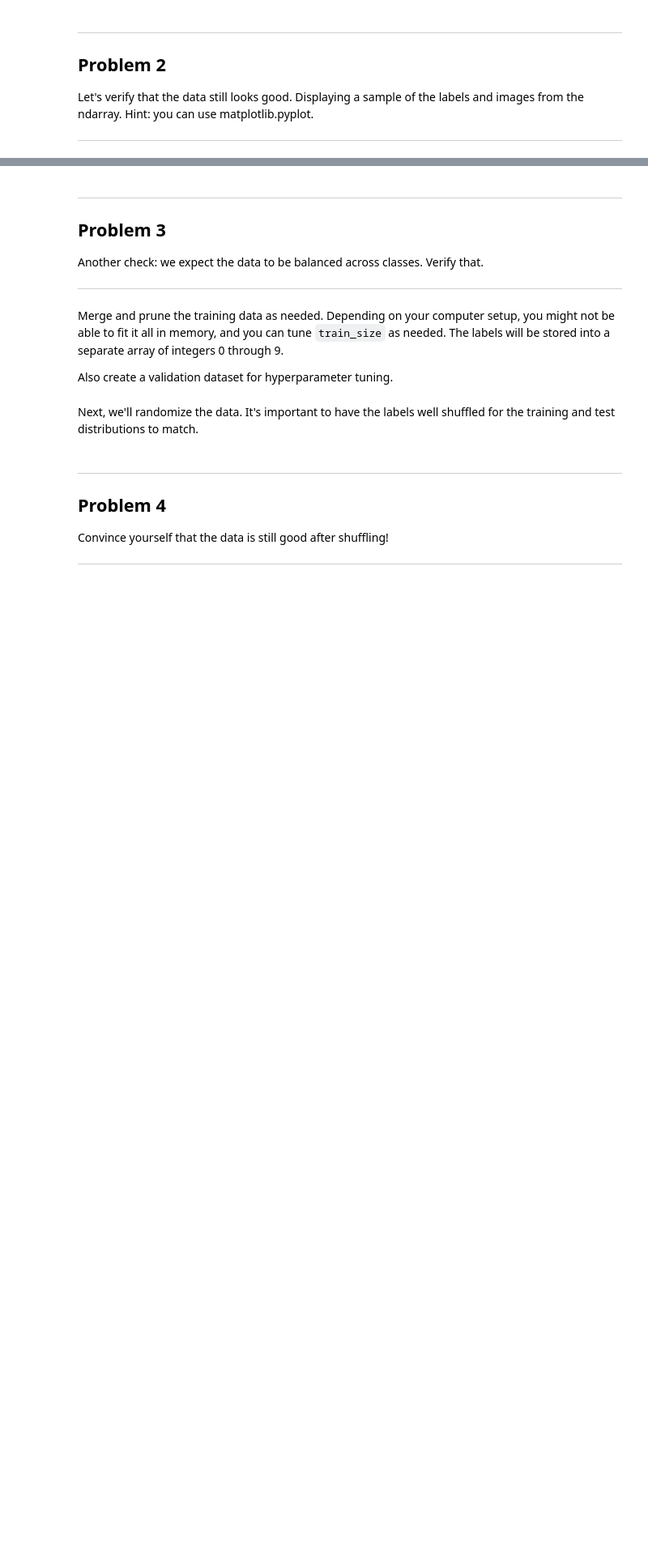
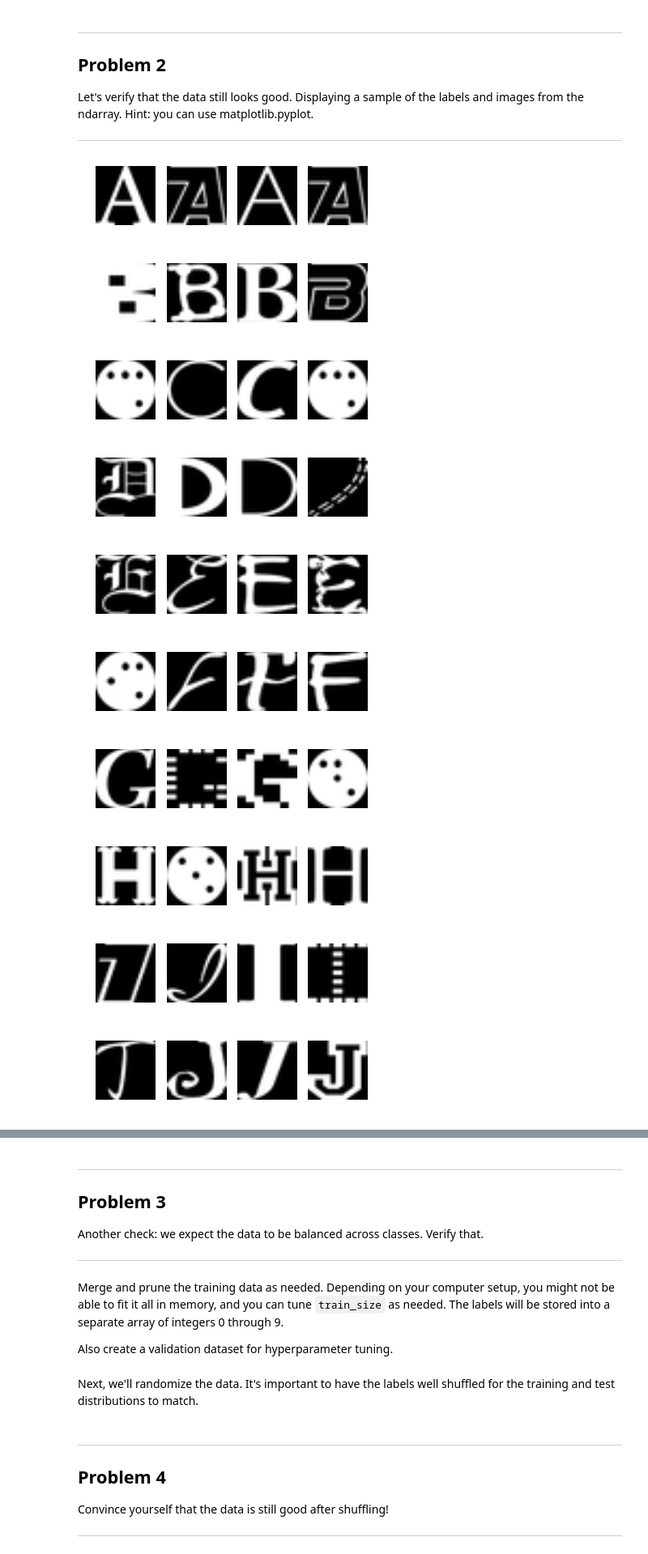
Before and after one commit to dtbinh/deep-learning, a Jupyter notebook: 1_notmnist.ipynb, the cells around one changed output, grey strips where cells are left out. Shown: that part at 81% size. Saved outputs shown, nothing was run; the diff lists cells and outputs as text; code cells hidden in the pictures; blank space fills up the shorter version.

```diff
--- a/1_notmnist.ipynb
+++ b/1_notmnist.ipynb
@@ -178,3 +199,32 @@ Problem 2
 Let's verify that the data still looks good. Displaying a sample of the labels and images from the ndarray. Hint: you can use matplotlib.pyplot.
 
 ---
+# %%
+%matplotlib inline
+def show_sample_pickled(dataset_names, sample_size=4):
+    for dsname in dataset_names:
+        f = open(dsname, 'rb')
+        dataset = pickle.load(f)
+        sample = np.random.choice(dataset.shape[1], size=sample_size)
+        fig = plt.figure()
+        for i, s in enumerate(sample):
+            image = dataset[s, :, :]
+            plt.subplot(1, 4, i+1)
+            plt.imshow(image, cmap='gray')
+            plt.axis('off')
+        display(fig)
+        f.close()
+
+show_sample_pickled(train_datasets)
+show_sample_pickled(test_datasets)
+# %% [output]
+[figure, added]
+[figure, added]
+[figure, added]
+[figure, added]
+[figure, added]
+[figure, added]
+[figure, added]
+[figure, added]
+[figure, added]
+[figure, added]
```
Also changed, not shown: parts of 2 cells of this notebook.
